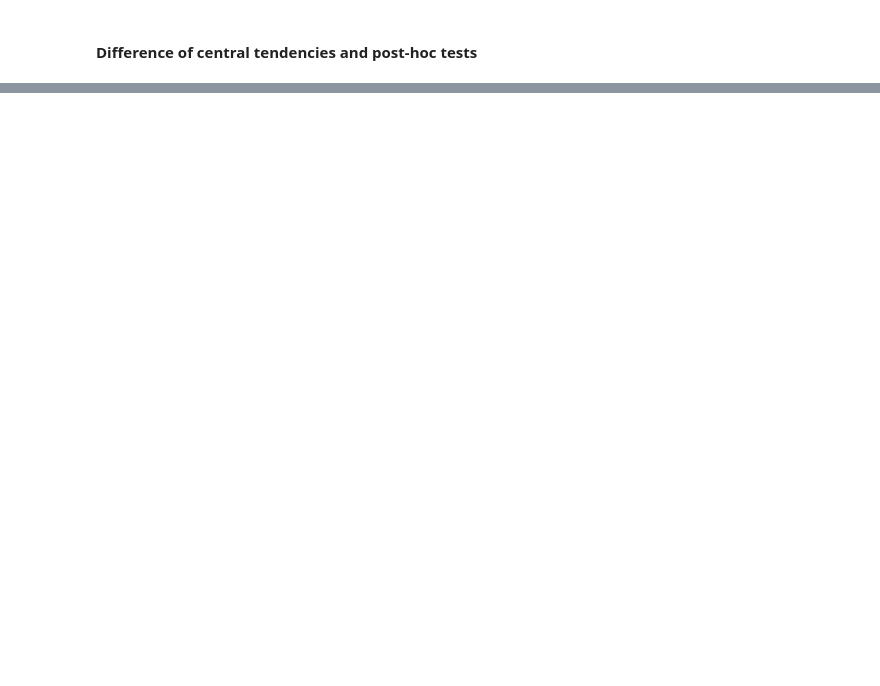
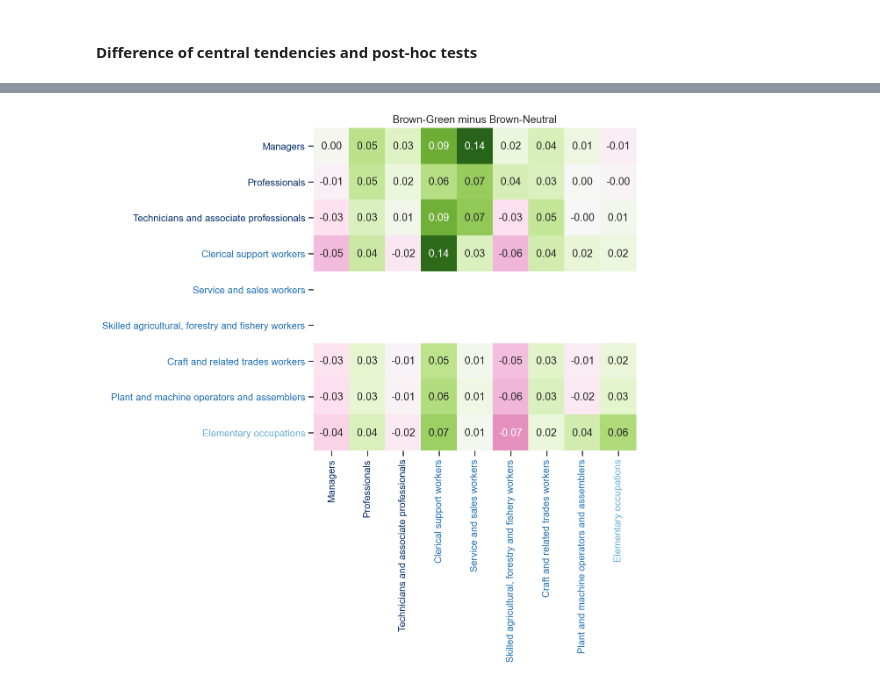
Before and after one commit to derpyninja/rejet, a Jupyter notebook: notebooks/16-fz-reskilling-intensity-analysis.ipynb, the cells around one changed output, grey strips where cells are left out. Drawn from its saved outputs; the diff is of its cells as text; code cells hidden in the pictures; blank space fills up the shorter version.

```diff
--- a/notebooks/16-fz-reskilling-intensity-analysis.ipynb
+++ b/notebooks/16-fz-reskilling-intensity-analysis.ipynb
@@ -437,0 +598,29 @@ sp.posthoc_dunn(
+# %%
+df_results_delta = df_results_bg - df_results_bn
+df_results_delta
+
+ax = sns.heatmap(
+    data=df_results_delta,
+    cmap=plt.get_cmap("PiYG"),
+    center=0,
+    annot=True,
+    square=True,
+    cbar=False,
+    fmt=".2f"
+)
+
+# color tick labels
+for k, v in isco_lvl1_skill_level_colors.items():
+    ax.get_xticklabels()[k].set_color(v)
+    ax.get_yticklabels()[k].set_color(v)
+
+ax.set_title("Brown-Green minus Brown-Neutral")
+plt.tight_layout()
+
+plt.savefig(
+    os.path.join(figure_dir, "RQ3", "avg_sims_heatmap_bg_minus_bn.png"),
+    bbox_inches="tight",
+    dpi=150
+)
+# %% [output]
+[figure, added]
```
Also changed, not shown: parts of 30 cells of this notebook, 5 other files.
